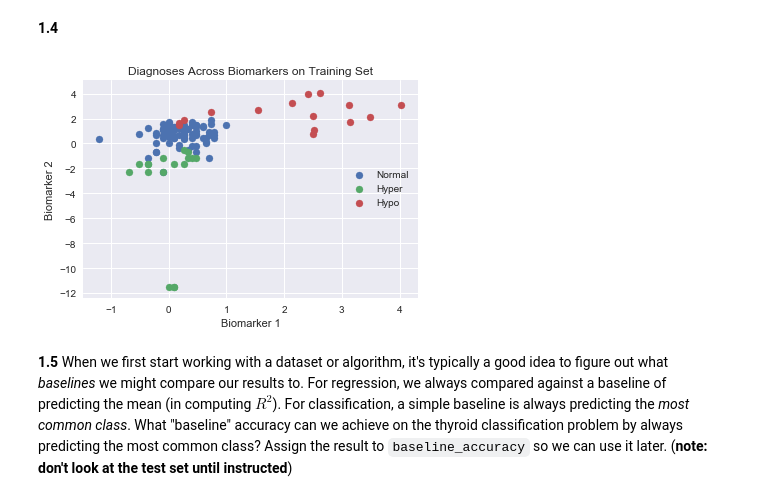
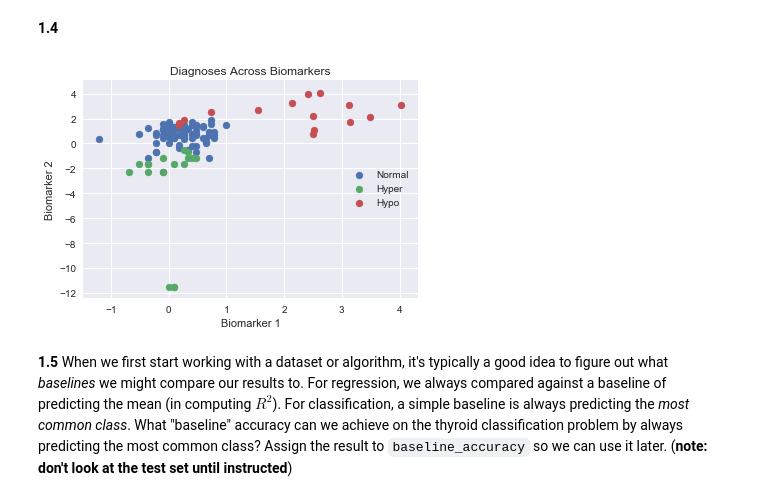
Before and after one commit to tmaounis/cs109a_hw7, a Jupyter notebook: cs109a_hw7.ipynb, the cells around one changed output. Cells and saved outputs as stored; diff of their text form; code cells hidden in the pictures.

```diff
--- a/cs109a_hw7.ipynb
+++ b/cs109a_hw7.ipynb
@@ -165,20 +165,20 @@ The ratios are very close to the total dataset's ratio. Additionally, the traini
 # %% [markdown]
 **1.4**
 # %%
-def get_scatter():
+def get_scatter(df):
     ax=plt.gca()
     ax.set_xlabel("Biomarker 1")
     ax.set_ylabel("Biomarker 2")
-    ax.set_title("Diagnoses Across Biomarkers on Training Set")
+    ax.set_title("Diagnoses Across Biomarkers")
     for i in range(1,4):
-        df = data_train[data_train['Diagnosis']==i]
-        ax.scatter(df["Biomarker 1"],df["Biomarker 2"])
+        df_i = df[df['Diagnosis']==i]
+        ax.scatter(df_i["Biomarker 1"],df_i["Biomarker 2"])
     ax.legend(["Normal", "Hyper", "Hypo"],loc="right")
     return ax
 # %%
-ax = get_scatter()
+ax = get_scatter(data_train)
 # %% [output]
-[figure, old version]
+[figure, new version]
 # %% [markdown]
 **1.5** When we first start working with a dataset or algorithm, it's typically a good idea to figure out what *baselines* we might compare our results to. For regression, we always compared against a baseline of predicting the mean (in computing $R^2$). For classification, a simple baseline is always predicting the *most common class*. What "baseline" accuracy can we achieve on the thyroid classification problem by always predicting the most common class? Assign the result to `baseline_accuracy` so we can use it later. (**note: don't look at the test set until instructed**)
 # %%
```
Also changed, not shown: parts of 12 cells of this notebook.
